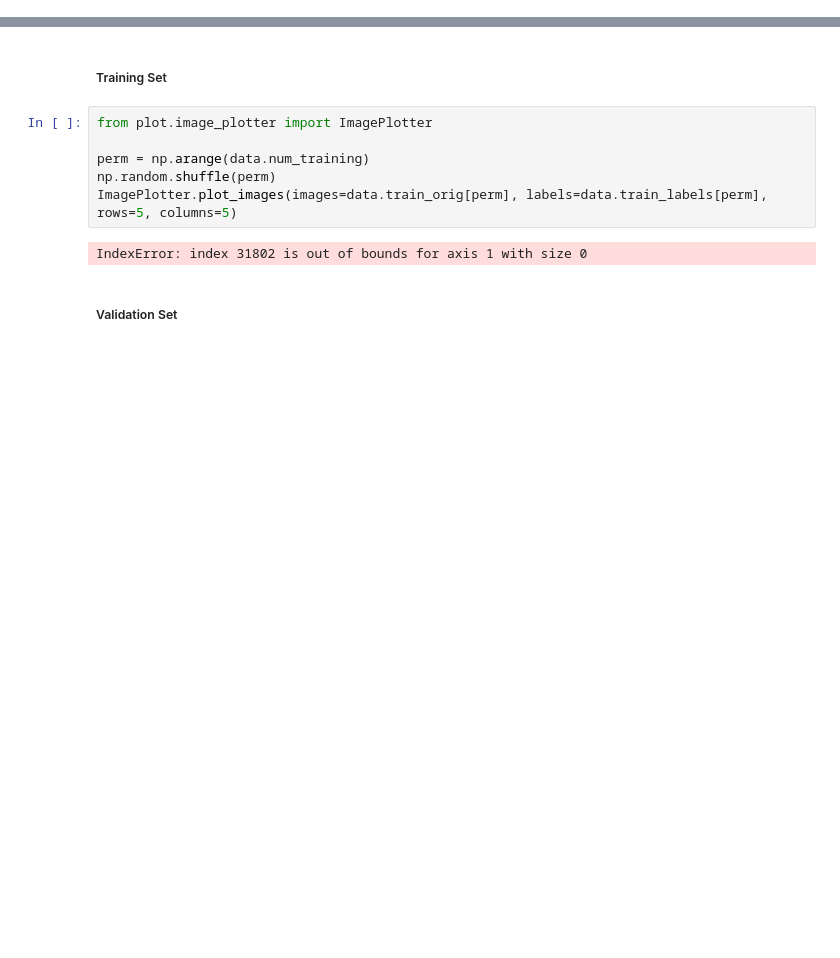
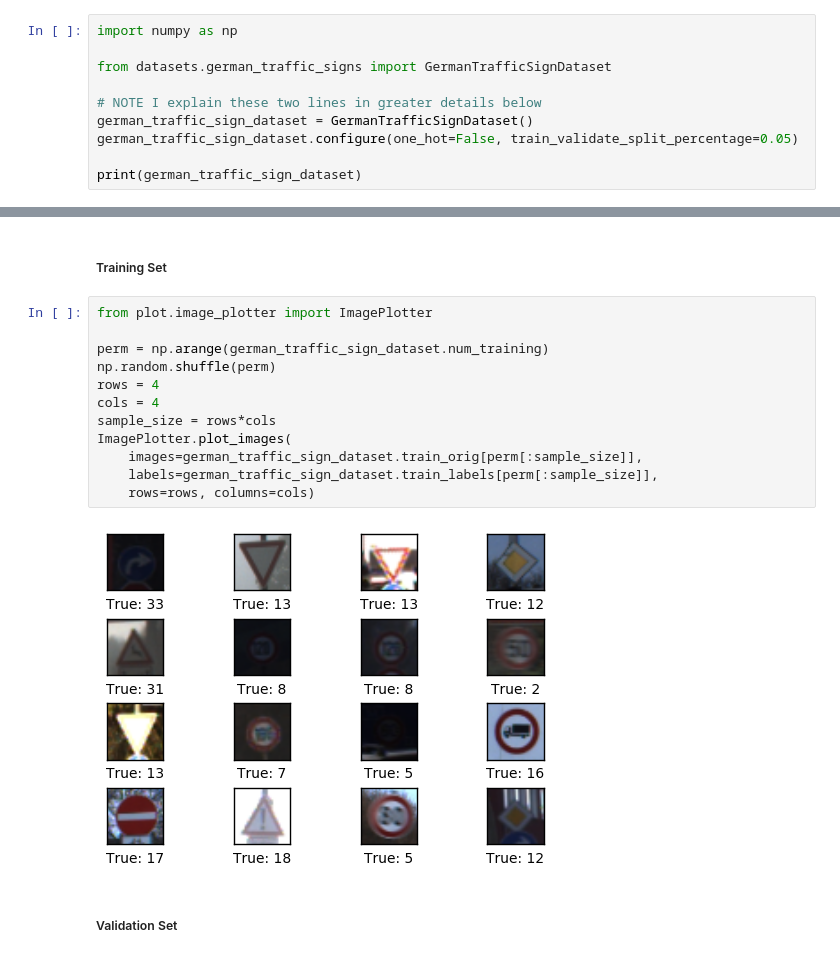
Before and after one commit to Olouge/traffic-sign-classification, a Jupyter notebook: single_layer_linear_neural_network.ipynb, the cells around one changed output, grey strips where cells are left out. Saved outputs shown, nothing was run; the diff lists cells and outputs as text; blank space fills up the shorter version.

```diff
--- a/single_layer_linear_neural_network.ipynb
+++ b/single_layer_linear_neural_network.ipynb
@@ -67,0 +29,10 @@ Number of classes = 43
+# %%
+import numpy as np
+
+from datasets.german_traffic_signs import GermanTrafficSignDataset
+
+# NOTE I explain these two lines in greater details below
+german_traffic_sign_dataset = GermanTrafficSignDataset()
+german_traffic_sign_dataset.configure(one_hot=False, train_validate_split_percentage=0.05)
+
+print(german_traffic_sign_dataset)
@@ -106,11 +64,17 @@ Traffic Sign Names:
 # %%
 from plot.image_plotter import ImagePlotter
 
-perm = np.arange(data.num_training)
+perm = np.arange(german_traffic_sign_dataset.num_training)
 np.random.shuffle(perm)
-ImagePlotter.plot_images(images=data.train_orig[perm], labels=data.train_labels[perm], rows=5, columns=5)
+rows = 4
+cols = 4
+sample_size = rows*cols
+ImagePlotter.plot_images(
+    images=german_traffic_sign_dataset.train_orig[perm[:sample_size]],
+    labels=german_traffic_sign_dataset.train_labels[perm[:sample_size]],
+    rows=rows, columns=cols)
 # %% [output]
-IndexError: index 31802 is out of bounds for axis 1 with size 0
+[figure, added]
 # %% [markdown]
 ##### Validation Set
 # %%
```
Also changed, not shown: parts of 22 cells of this notebook, 4 other files.
